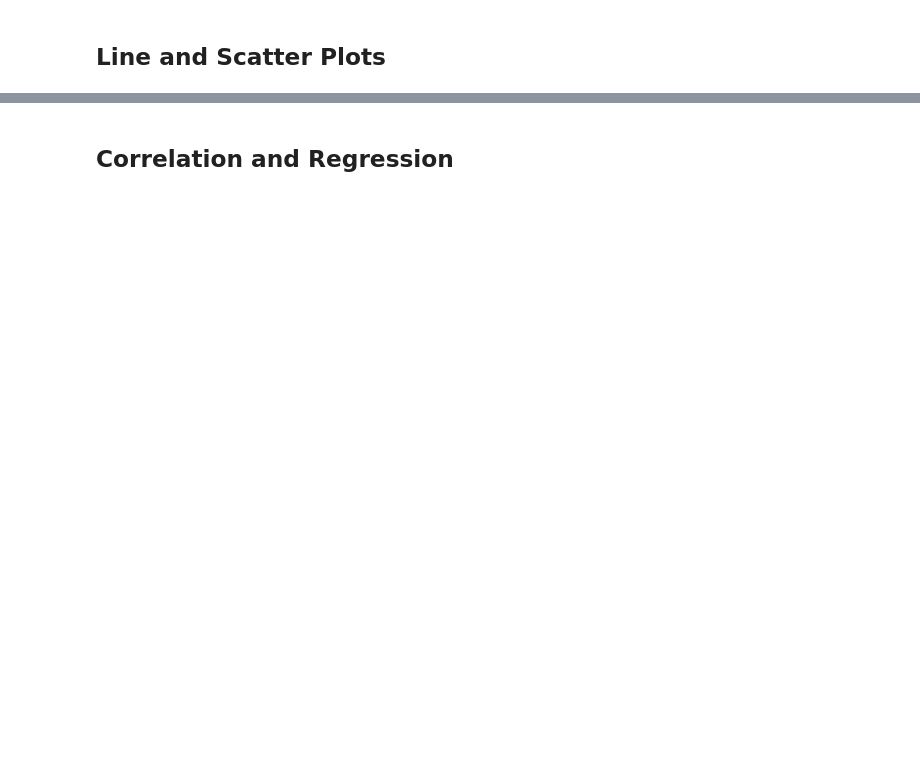
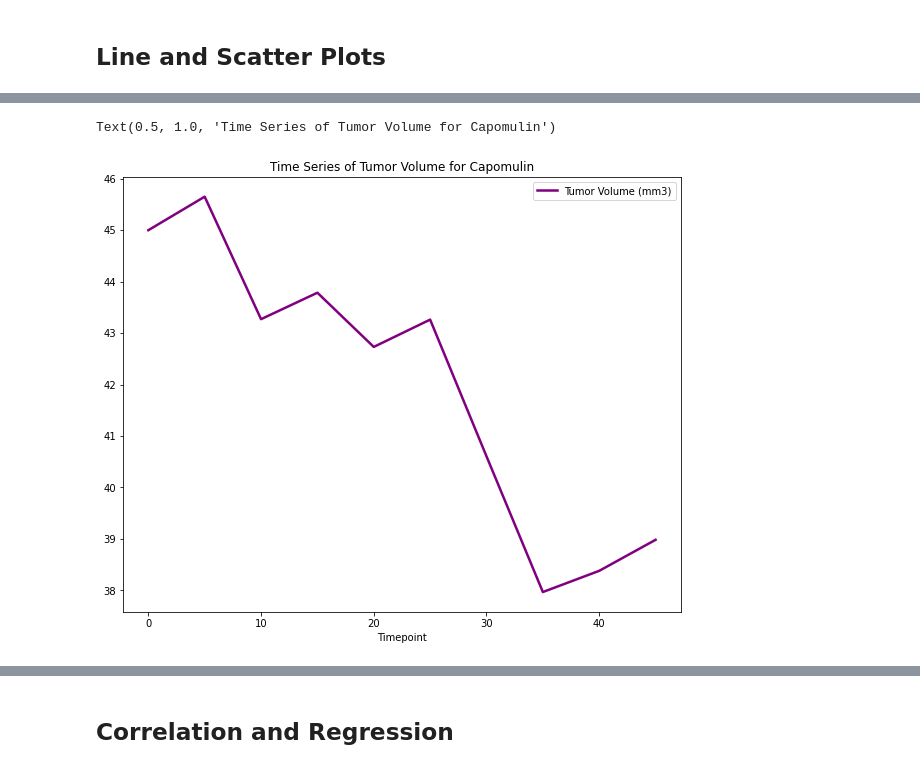
Before and after one commit to Nat-Manahan/Matplotlib-challenge, a Jupyter notebook: pymaceuticals_starter.ipynb, the cells around one changed output, grey strips where cells are left out. Cells and saved outputs as stored; diff of their text form; code cells hidden in the pictures; blank space fills up the shorter version.

```diff
--- a/pymaceuticals_starter.ipynb
+++ b/pymaceuticals_starter.ipynb
@@ -226,3 +270,6 @@ Text(0, 0.5, 'Sex')
 ## Line and Scatter Plots
 # %%
 # Generate a line plot of tumor volume vs. time point for a mouse treated with Capomulin
+capo_df = merge_mice.loc[merge_mice["Drug Regimen"] == "Capomulin"]
+capo_df = capo_df.reset_index()
+capo_df
@@ -228,0 +290,3 @@ Text(0, 0.5, 'Sex')
+# %%
+capo_mice = capo_df.loc[capo_df["Mouse ID"] == "b128"]
+capo_mice
@@ -229,2 +305,11 @@ Text(0, 0.5, 'Sex')
+# %%
+capo_mice = capo_mice.loc[:, ["Timepoint", "Tumor Volume (mm3)"]]
+capo_mice = capo_mice.reset_index(drop=True)
+capo_mice.set_index("Timepoint").plot(figsize=(10,8), linewidth=2.5, color="purple")
+
+plt.title("Time Series of Tumor Volume for Capomulin")
+# %% [output]
+Text(0.5, 1.0, 'Time Series of Tumor Volume for Capomulin')
+[figure, added]
 # %%
 # Generate a scatter plot of average tumor volume vs. mouse weight for the Capomulin regimen
```
Also changed, not shown: parts of 14 cells of this notebook.
